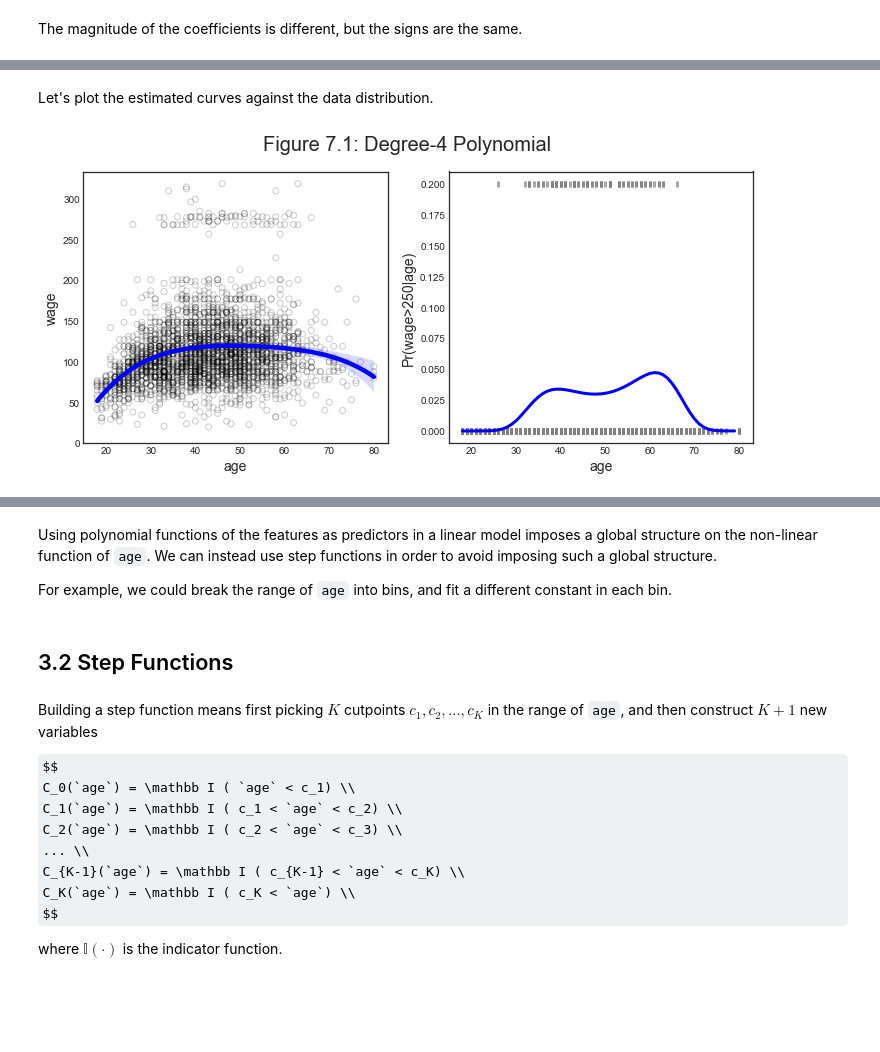
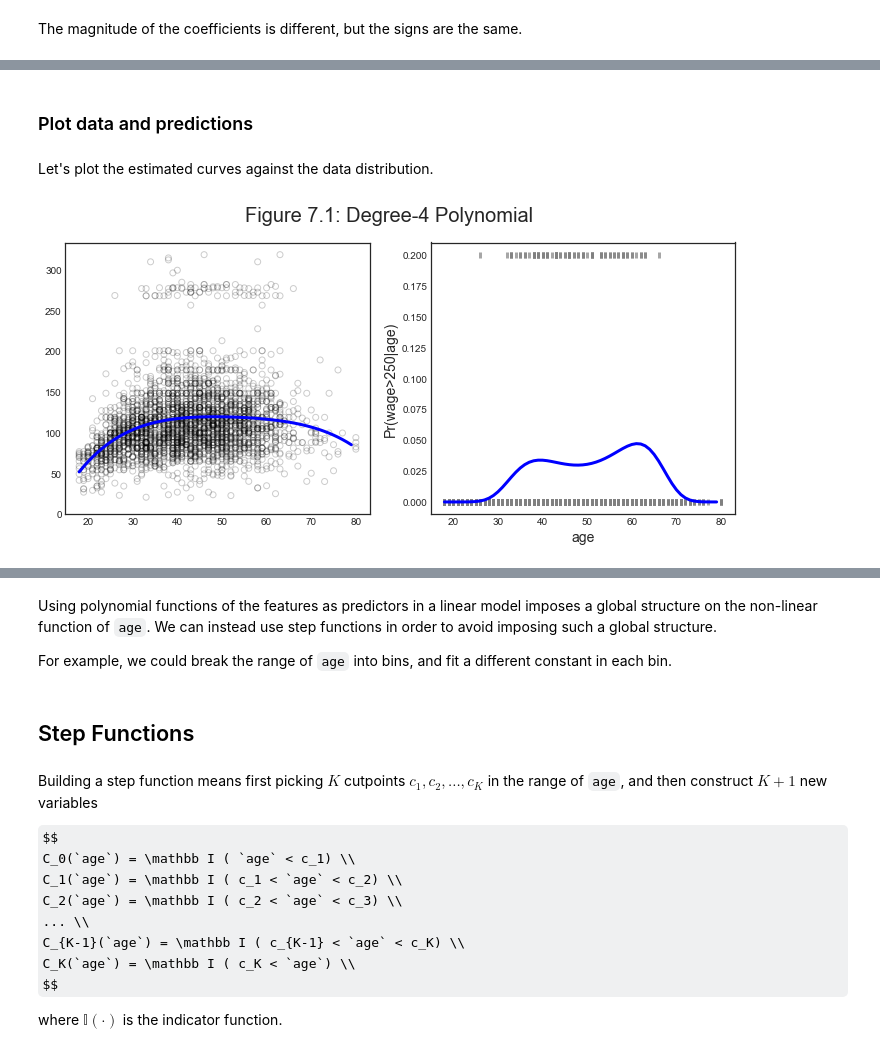
Before and after one commit to matteocourthoud/Machine-Learning-for-Economic-Analysis, a Jupyter notebook: notebooks/03_nonparametric.ipynb, the cells around one changed output, grey strips where cells are left out. Cells and saved outputs as stored; diff of their text form; code cells hidden in the pictures; some formulas as TeX source; blank space fills up the shorter version.

```diff
--- a/notebooks/03_nonparametric.ipynb
+++ b/notebooks/03_nonparametric.ipynb
@@ -19,14 +2,0 @@ from patsy import dmatrix
-# %%
-# Import matplotlib for graphs
-import matplotlib.pyplot as plt
-from mpl_toolkits.mplot3d import axes3d
-
-# Set global parameters
-%matplotlib inline
-plt.style.use('seaborn-white')
-plt.rcParams['lines.linewidth'] = 3
-plt.rcParams['figure.figsize'] = (10,6)
-plt.rcParams['figure.titlesize'] = 20
-plt.rcParams['axes.titlesize'] = 18
-plt.rcParams['axes.labelsize'] = 14
-plt.rcParams['legend.fontsize'] = 14
@@ -100,4 +61,4 @@ Our dependent varaible is going to be a dummy for income above 250.000 USD.
 # Get X and y
 X = df.age
 y = df.wage
-y_binary = (df.wage > 250).map({False:0, True:1}).values
+y01 = (df.wage > 250).map({False:0, True:1}).values
@@ -196,6 +155,6 @@ We now estimate the regression and plot the estimated relationship between `age`
 # %%
 # Run logistic regression
-logit_poly = sm.GLM(y_binary, X_poly, family=logit_link).fit()
+logit_poly = sm.GLM(y01, X_poly, family=logit_link).fit()
 logit_poly.summary().tables[1]
 # %% [output]
 |  | coef | std err | z | P>|z| | [0.025 | 0.975] |
@@ -228,6 +183,10 @@ Age range: 18 to 80
+# %% [markdown]
+### Plot data and predictions
 # %% [markdown]
 Let's plot the estimated curves against the data distribution.
 # %%
 # Generate predictions
-X_poly_test = PolynomialFeatures(4).fit_transform(age_grid)
-pred1 = logit_poly.predict(X_poly_test)
+x_grid = np.arange(df.age.min(), df.age.max()).reshape(-1,1)
+X_poly_test = PolynomialFeatures(4).fit_transform(x_grid)
+y_hat1 = sm.OLS(y, X_poly).fit().predict(X_poly_test)
+y01_hat1 = logit_poly.predict(X_poly_test)
@@ -256,7 +193,7 @@ def make_figure_7_1():
-# %%
-make_figure_7_1()
-# %% [output]
-[figure, removed]
+# %%
+plot_predictions(X, y, x_grid, y01, y_hat1, y01_hat1, 'Figure 7.1: Degree-4 Polynomial')
+# %% [output]
+[figure, added]
 # %% [markdown]
 Which is remindful of
 ![Le Petit Prince - Elephant figure](figures/nonlinearities.jpg "Nonlinearities")
@@ -265,7 +202,7 @@ Using polynomial functions of the features as predictors in a linear model impos
 
 For example, we could break the range of `age` into bins, and fit a different constant in each bin.
 # %% [markdown]
-## 3.2 Step Functions
+## Step Functions
 # %% [markdown]
 Building a step function means first picking $K$ cutpoints $c_1 , c_2 , . . . , c_K$ in the range of `age`,
 and then construct $K + 1$ new variables
```
Also changed, not shown: parts of 106 cells of this notebook, 36 other files.
